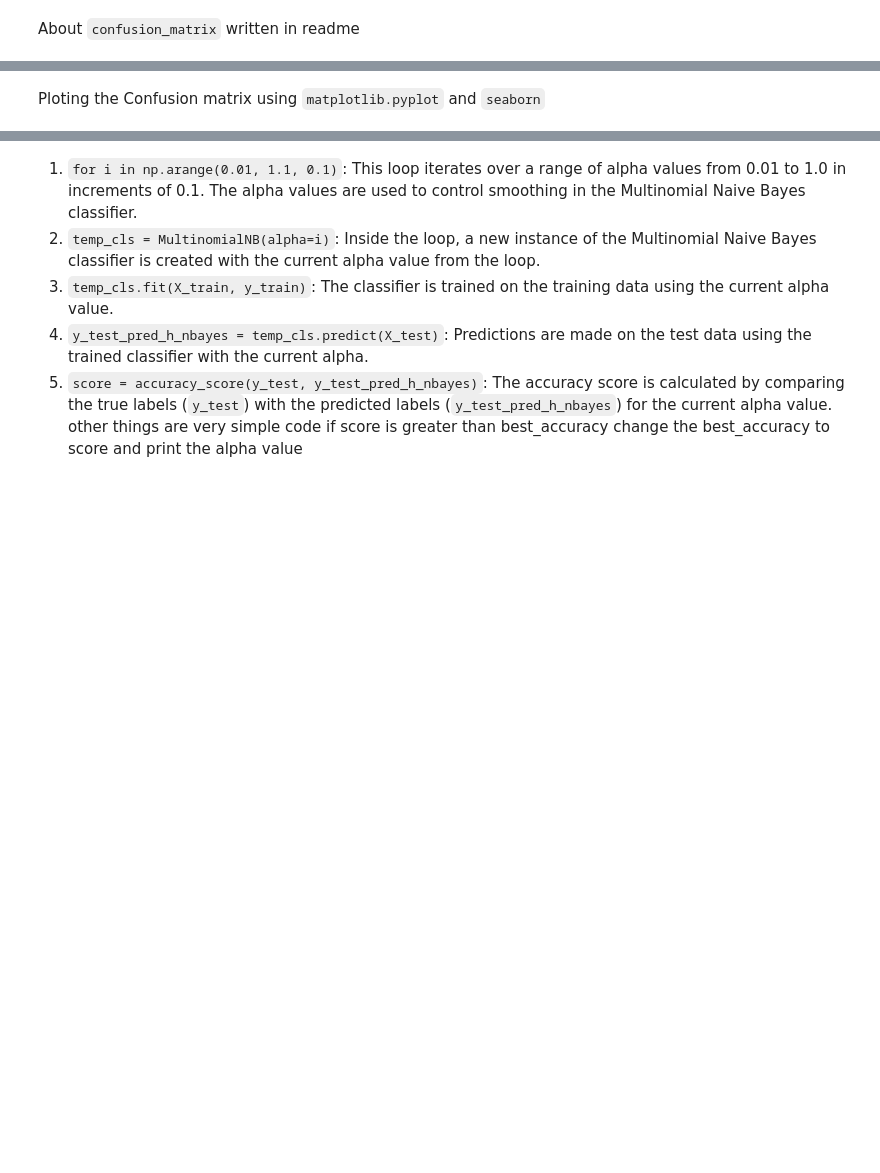
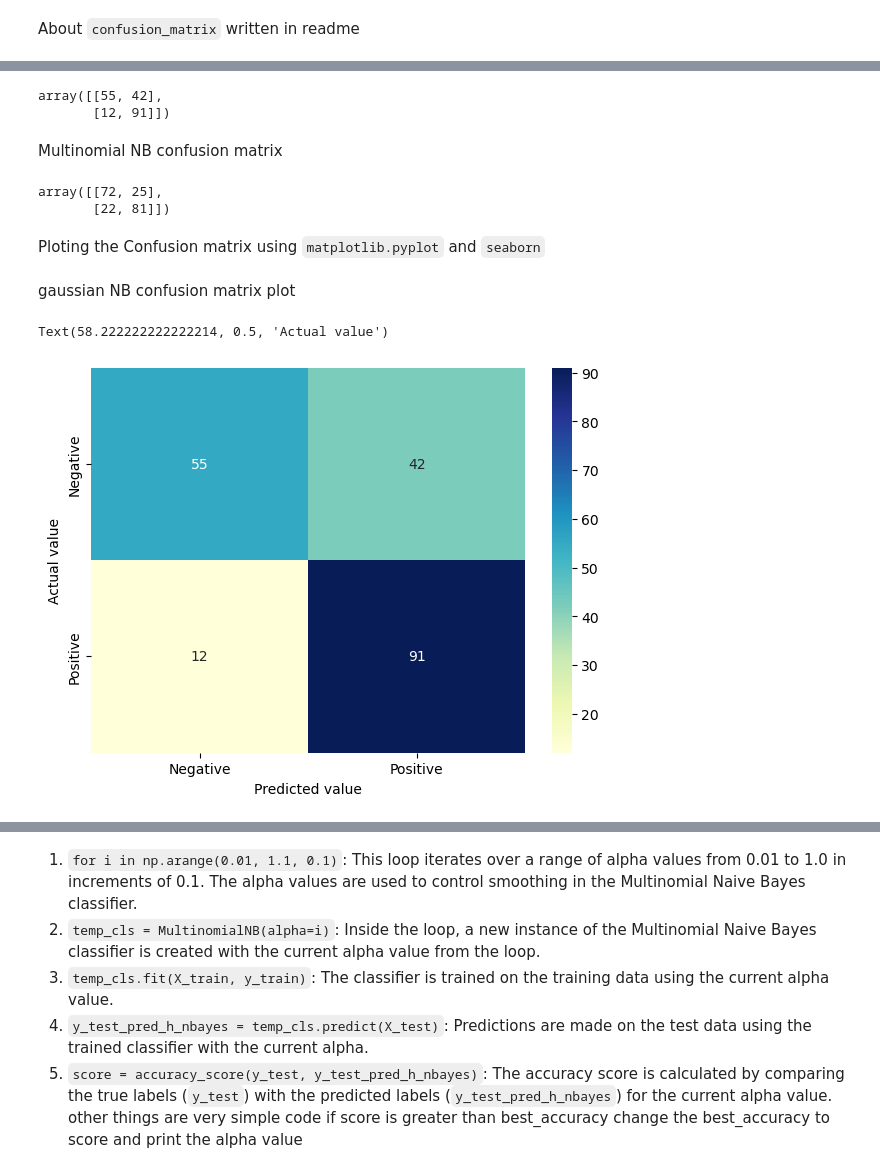
Before and after one commit to animeshmaiti/AI-Python, a Jupyter notebook: sentimental-analysis/sentimental-analysis.ipynb, the cells around one changed output, grey strips where cells are left out. Saved outputs shown, nothing was run; the diff lists cells and outputs as text; code cells hidden in the pictures; blank space fills up the shorter version.

Commit message:
also use gaussianNB

```diff
--- a/sentimental-analysis/sentimental-analysis.ipynb
+++ b/sentimental-analysis/sentimental-analysis.ipynb
@@ -133,3 +155,7 @@ X_train,X_test,y_train,y_test=train_test_split(x,y,test_size=0.2,random_state=0)
 link:-https://youtu.be/O2L2Uv9pdDA?si=XsQtnVQ-UD_N8nln
 # %%
 from sklearn.naive_bayes import MultinomialNB
+# %%
+from sklearn.naive_bayes import GaussianNB
+gaussNb=GaussianNB()
+gaussNb.fit(X_train,y_train)
@@ -138,0 +169,3 @@ classifier.fit(X_train,y_train)
+# %%
+gaussY_pred=gaussNb.predict(X_test)
+gaussY_pred
@@ -165,9 +244,30 @@ About `confusion_matrix` written in readme
+# %%
+gaussCM=confusion_matrix(y_test,gaussY_pred)
+gaussCM
+# %% [output]
+array([[55, 42],
+       [12, 91]])
+# %% [markdown]
+Multinomial NB confusion matrix
 # %%
 c_m=confusion_matrix(y_test,y_pred)
 c_m
+# %% [output]
+array([[72, 25],
+       [22, 81]])
 # %% [markdown]
 Ploting the Confusion matrix using `matplotlib.pyplot` and `seaborn`
 # %%
 import matplotlib.pyplot as plt
 import seaborn as sns
 %matplotlib inline
+# %% [markdown]
+gaussian NB confusion matrix plot
+# %%
+plt.figure(figsize=(7,5))
+sns.heatmap(gaussCM,annot=True,cmap='YlGnBu',xticklabels=['Negative','Positive'],yticklabels=['Negative','Positive'])
+plt.xlabel('Predicted value')
+plt.ylabel('Actual value')
+# %% [output]
+Text(58.222222222222214, 0.5, 'Actual value')
+[figure, added]
```
Also changed, not shown: parts of 23 cells of this notebook.
